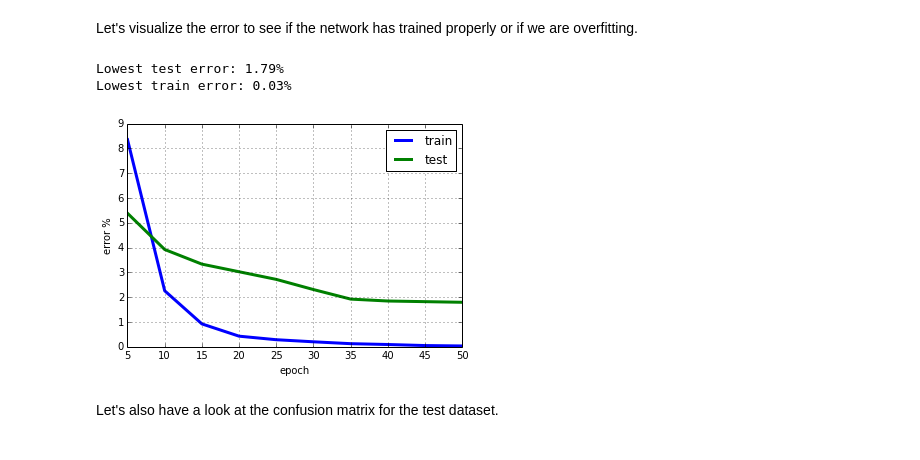
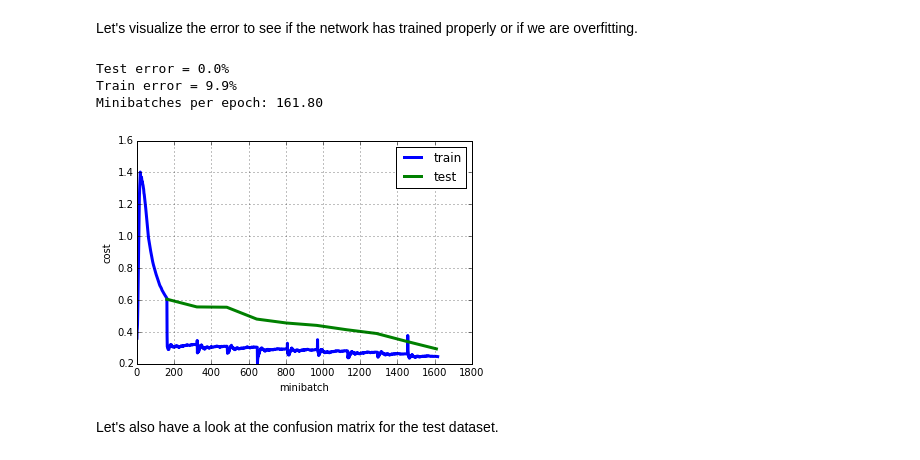
Before and after one commit to zapletal-martin/muvr-analytics-1, a Jupyter notebook: ipython-analysis/exercise-mlp.ipynb, the cells around one changed output. Drawn from its saved outputs; the diff is of its cells as text; code cells hidden in the pictures.

```diff
--- a/ipython-analysis/exercise-mlp.ipynb
+++ b/ipython-analysis/exercise-mlp.ipynb
@@ -564,21 +458,32 @@ for label in labels:
 f.close()
 # %% [markdown]
 Let's visualize the error to see if the network has trained properly or if we are overfitting.
-# %%
-print "Lowest test error: %0.2f%%" % np.min(test_err)
-print "Lowest train error: %0.2f%%" % np.min(train_err)
-
-pyplot.plot(range(epoch_step_size, max_epochs+1, epoch_step_size), train_err, linewidth=3, label='train')
-pyplot.plot(range(epoch_step_size, max_epochs+1, epoch_step_size), test_err, linewidth=3, label='test')
-pyplot.grid()
-pyplot.legend()
-pyplot.xlabel("epoch")
-pyplot.ylabel("error %")
-pyplot.show()
-# %% [output]
-Lowest test error: 1.79%
-Lowest train error: 0.03%
-[figure, removed]
+# %%
+import h5py
+logged = h5py.File(root_path+'/workout-mlp.h5', "r")
+epochs = logged['config'].attrs['total_epochs']
+minibatches = logged['config'].attrs['total_minibatches']
+
+print('Test error = %.1f%%'
+      % (model.eval(dataset.test(), metric=Misclassification())*100))
+
+print('Train error = %.1f%%'
+      % (model.eval(dataset.train(), metric=Misclassification())*100))
+
+print "Minibatches per epoch: %0.2f" % (minibatches * 1.0/epochs)
+
+pyplot.plot(range(0, minibatches), logged['cost/train'], linewidth=3, label='train')
+pyplot.plot(range(minibatches / epochs, minibatches, minibatches / epochs), logged['cost/validation'], linewidth=3, label='test')
+pyplot.grid()
+pyplot.legend()
+pyplot.xlabel("minibatch")
+pyplot.ylabel("cost")
+pyplot.show()
+# %% [output]
+Test error = 0.0%
+Train error = 9.9%
+Minibatches per epoch: 161.80
+[figure, added]
 # %% [markdown]
 Let's also have a look at the confusion matrix for the test dataset.
 # %%
```
Also changed, not shown: parts of 6 cells of this notebook.
